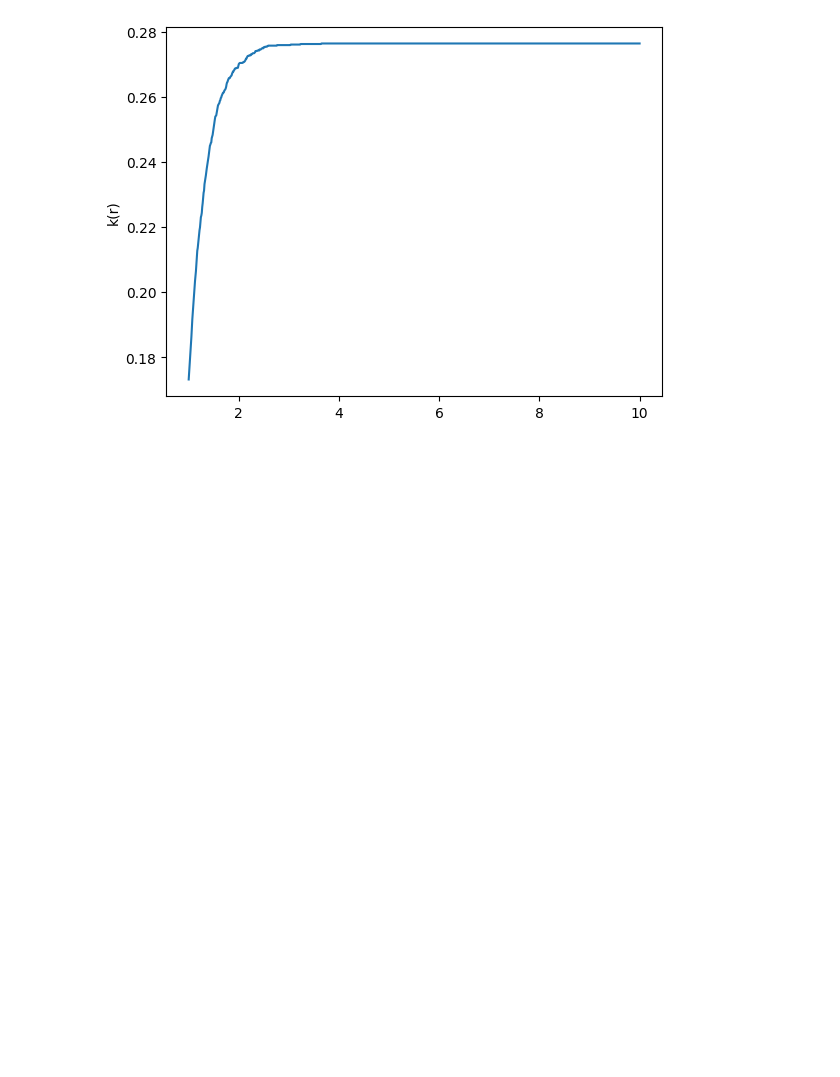
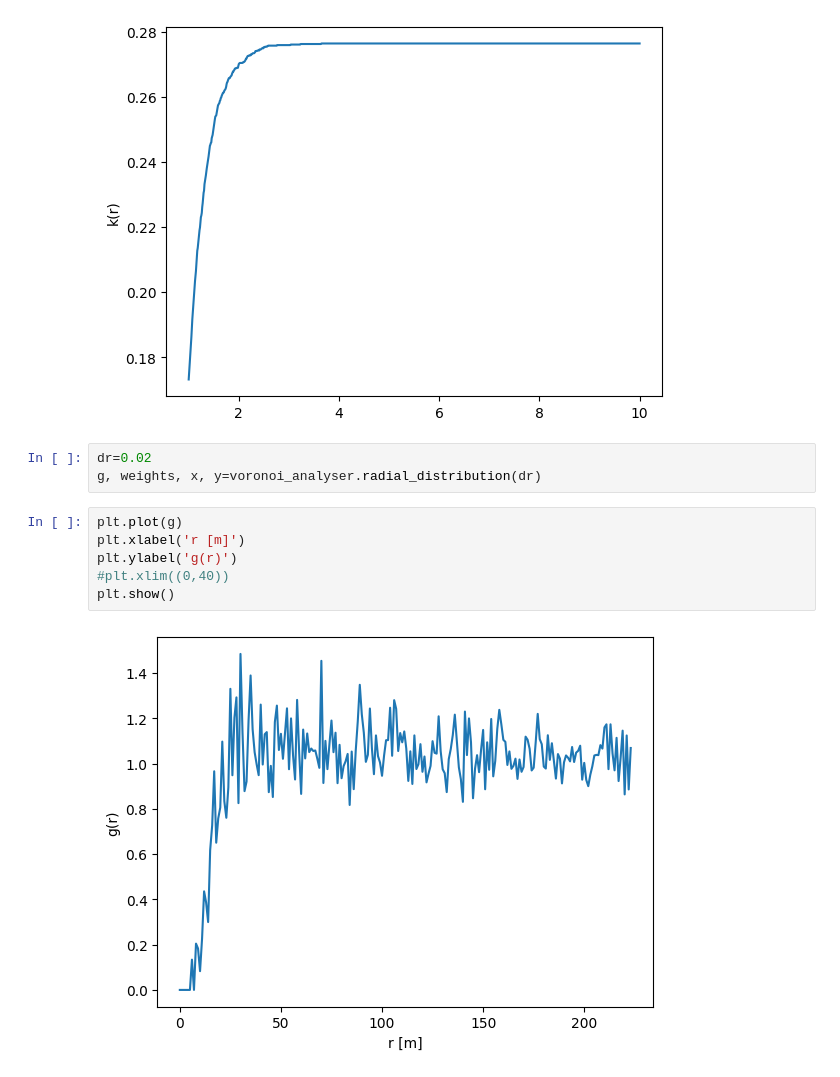
Before and after one commit to maria0026/solution_pipes_patterns, a Jupyter notebook: results.ipynb, the cells around one changed output. Drawn from its saved outputs; the diff is of its cells as text; blank space fills up the shorter version.

Commit message:
radial distribution

```diff
--- a/results.ipynb
+++ b/results.ipynb
@@ -223,3 +223,14 @@ plt.ylabel("k(r)")
 plt.show()
 # %% [output]
 [figure]
+# %%
+dr=0.02
+g, weights, x, y=voronoi_analyser.radial_distribution(dr)
+# %%
+plt.plot(g)
+plt.xlabel('r [m]')
+plt.ylabel('g(r)')
+#plt.xlim((0,40))
+plt.show()
+# %% [output]
+[figure, added]
```
